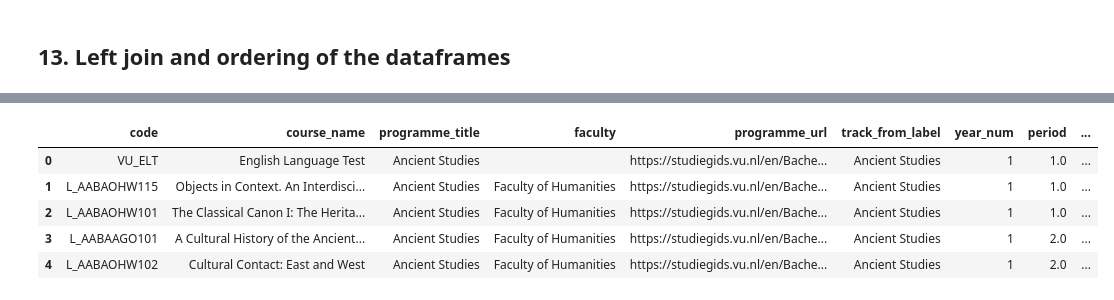
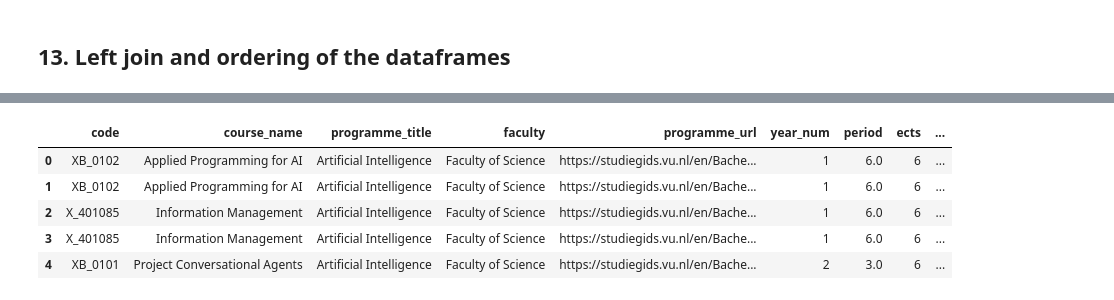
Before and after one commit to VITA-VU/vita-vu.github.io, a Jupyter notebook: src/data/notebooks/1_ingestion_data.ipynb, the cells around one changed output, grey strips where cells are left out. Saved outputs shown, nothing was run; the diff lists cells and outputs as text; code cells hidden in the pictures.

```diff
--- a/src/data/notebooks/1_ingestion_data.ipynb
+++ b/src/data/notebooks/1_ingestion_data.ipynb
@@ -730,3 +708,40 @@ df_subj = df_subj.drop(columns=["track", "year_label"])
+# %%
+
+# parser that extracts Track name and Year number from year_label
+def parse_track_year(label):
+    # expected shape like: Bachelor Ancient Studies, Track Ancient Studies Year 1
+    # or: Bachelor Ancient Studies, Specialization Archaeology Year 3
+    if not isinstance(label, str) or not label.strip():
+        return pd.Series([None, None])
+    m = re.search(r"(?:Track|Specialization)\s+(.+?)\s+Year\s+(\d+)", label, flags=re.I)
+    if m:
+        track_name = m.group(1).strip()
+        year_num = int(m.group(2))
+        return pd.Series([track_name, year_num])
+    # fallback: find the part before Year and strip a leading Track or Specialization
+    m2 = re.search(r"Year\s+(\d+)", label, flags=re.I)
+    if m2:
+        year_num = int(m2.group(1))
+        before = label[:m2.start()]
+        tail = before.split(",")[-1].strip()
+        tail = re.sub(r"^(Track|Specialization)\s+", "", tail, flags=re.I).strip()
+        track_name = tail if tail else None
+        return pd.Series([track_name, year_num])
+    return pd.Series([None, None])
+
+df_subj[["track_from_label", "year_num"]] = df_subj["track1"].apply(parse_track_year)
+
+# optional: fill missing track_from_label with the existing track text
+df_subj["track_from_label"] = df_subj["track_from_label"].fillna(df_subj["track"])
+
+# ensure numeric types where possible
+df_subj["year_num"] = pd.to_numeric(df_subj["year_num"], errors="coerce").astype("Int64")
+
+# quick check
+df_subj[["programme_title", "track", "year_label", "track_from_label", "year_num"]].head(8)
+
+# remove columns no longer needed
+df_subj = df_subj.drop(columns=["track", "year_label", "track1", "track_from_label"])
 # %% [markdown]
 ## 8. Download programme PDFs from info_links into data/bachelor_programs_pdfs
 # %%
@@ -1019,22 +1038,22 @@ print(df_courses_full.head())
 # %%
 # left join subject data with course details on code
-df_subj_full = df_subj.merge(df_courses_full, on="code", how="left")
+df_subj_full = df_subj.merge(df_courses_full, on="code", how="right")
 
 # change order of columns for clarity
 cols_order = ['code', 'course_name', 'programme_title', 'faculty', 'programme_url',
-              'track_from_label', 'year_num', 'period', 'ects', 'course_level',
+               'year_num', 'period', 'ects', 'course_level',
               'course_coordinator', 'teaching_method', 'course_programmes',
               'course_paragraphs_json']
 df_subj_full = df_subj_full[cols_order]
 
 df_subj_full.head()
 # %% [output]
-|  | code | course_name | programme_title | faculty | programme_url | track_from_label | year_num | period | ... |
-| 0 | VU_ELT | English Language Test | Ancient Studies |  | https://studiegids.vu.nl/en/Bache... | Ancient Studies | 1 | 1.0 | ... |
-| 1 | L_AABAOHW115 | Objects in Context. An Interdisci... | Ancient Studies | Faculty of Humanities | https://studiegids.vu.nl/en/Bache... | Ancient Studies | 1 | 1.0 | ... |
-| 2 | L_AABAOHW101 | The Classical Canon I: The Herita... | Ancient Studies | Faculty of Humanities | https://studiegids.vu.nl/en/Bache... | Ancient Studies | 1 | 1.0 | ... |
-| 3 | L_AABAAGO101 | A Cultural History of the Ancient... | Ancient Studies | Faculty of Humanities | https://studiegids.vu.nl/en/Bache... | Ancient Studies | 1 | 2.0 | ... |
-| 4 | L_AABAOHW102 | Cultural Contact: East and West | Ancient Studies | Faculty of Humanities | https://studiegids.vu.nl/en/Bache... | Ancient Studies | 1 | 2.0 | ... |
+|  | code | course_name | programme_title | faculty | programme_url | year_num | period | ects | ... |
+| 0 | XB_0102 | Applied Programming for AI | Artificial Intelligence | Faculty of Science | https://studiegids.vu.nl/en/Bache... | 1 | 6.0 | 6 | ... |
+| 1 | XB_0102 | Applied Programming for AI | Artificial Intelligence | Faculty of Science | https://studiegids.vu.nl/en/Bache... | 1 | 6.0 | 6 | ... |
+| 2 | X_401085 | Information Management | Artificial Intelligence | Faculty of Science | https://studiegids.vu.nl/en/Bache... | 1 | 6.0 | 6 | ... |
+| 3 | X_401085 | Information Management | Artificial Intelligence | Faculty of Science | https://studiegids.vu.nl/en/Bache... | 1 | 6.0 | 6 | ... |
+| 4 | XB_0101 | Project Conversational Agents | Artificial Intelligence | Faculty of Science | https://studiegids.vu.nl/en/Bache... | 2 | 3.0 | 6 | ... |
 # %%
 
 # save for reuse
```
Also changed, not shown: parts of 8 cells of this notebook, 19 other files.
